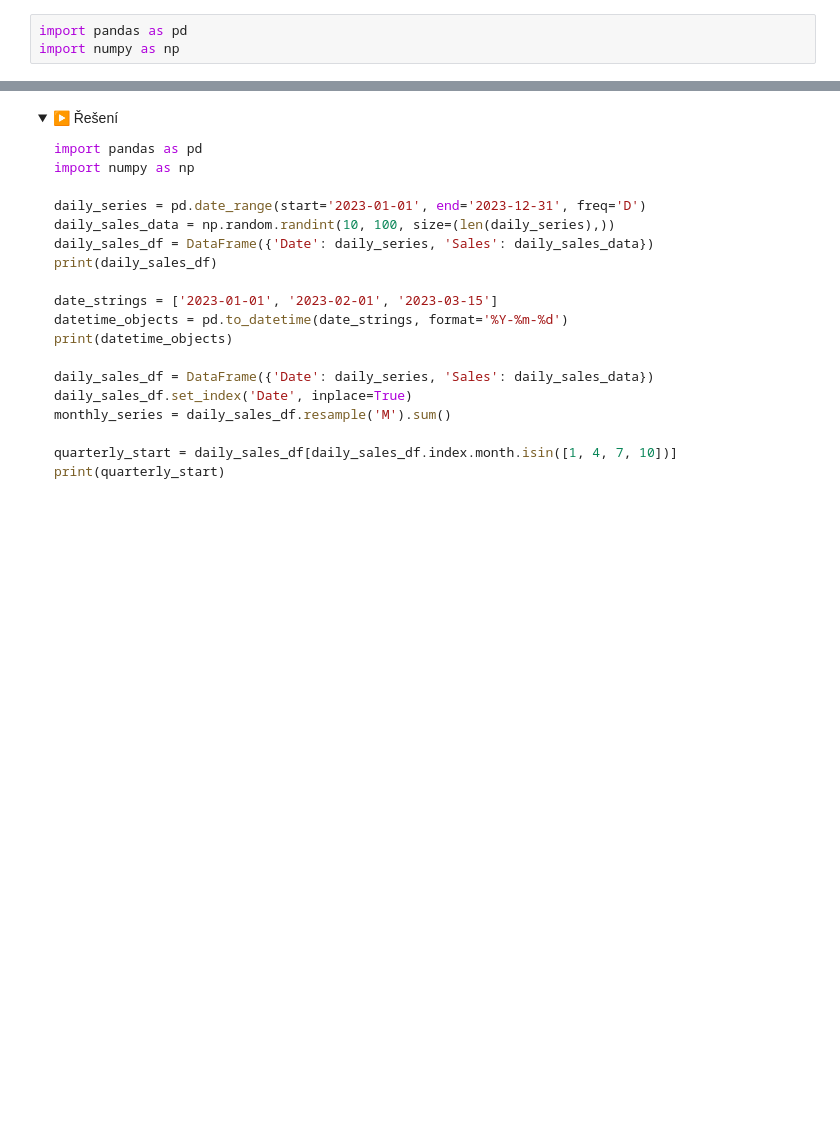
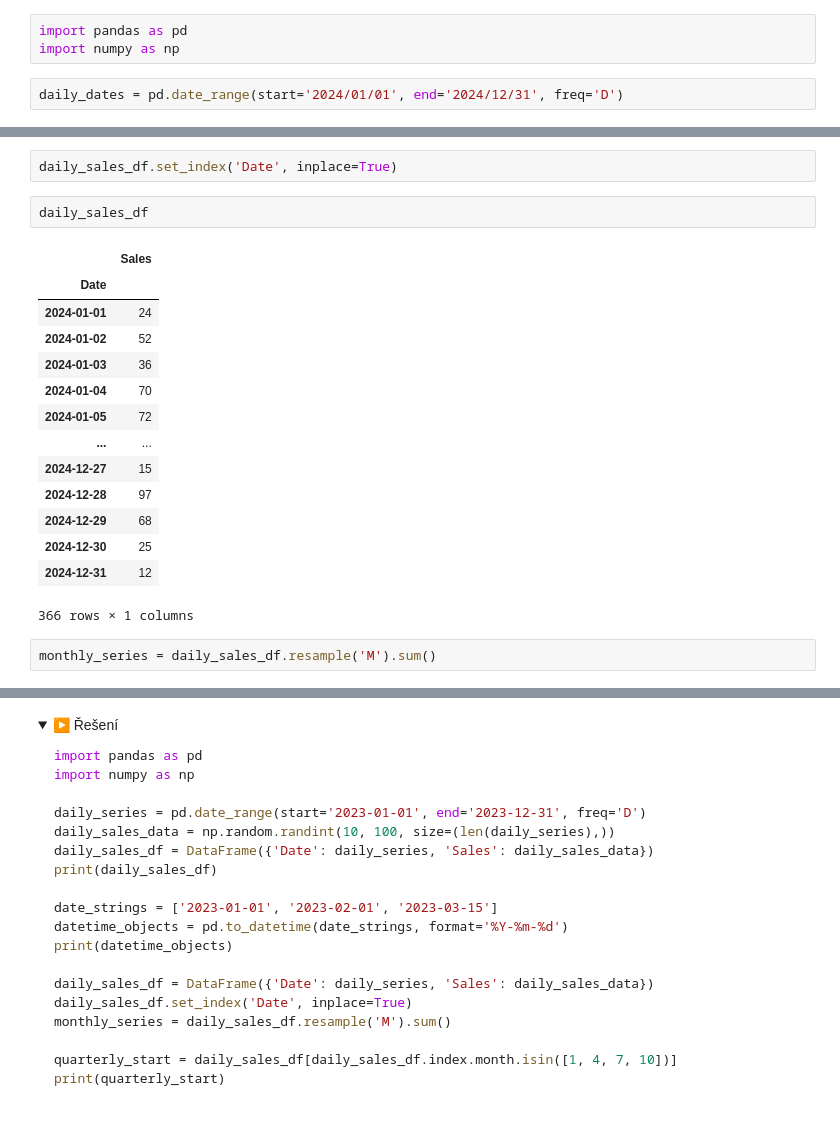
Before and after one commit to Bralor/bnp_course, a Jupyter notebook: shared/notebooks/lesson09.ipynb, the cells around one changed output, grey strips where cells are left out. Cells and saved outputs as stored; diff of their text form; folded sections open; blank space fills up the shorter version.

```diff
--- a/shared/notebooks/lesson09.ipynb
+++ b/shared/notebooks/lesson09.ipynb
@@ -1903,3 +1903,5 @@ df_zamestnanci
 # %%
 import pandas as pd
 import numpy as np
+# %%
+daily_dates = pd.date_range(start='2024/01/01', end='2024/12/31', freq='D')
@@ -1907,0 +1942,21 @@ daily_sales_data = np.random.randint(10, 100, size=(len(daily_series),))
+# %%
+daily_sales_df.set_index('Date', inplace=True)
+# %%
+daily_sales_df
+# %% [output]
+|  | Sales |
+| Date |  |
+| 2024-01-01 | 24 |
+| 2024-01-02 | 52 |
+| 2024-01-03 | 36 |
+| 2024-01-04 | 70 |
+| 2024-01-05 | 72 |
+| ... | ... |
+| 2024-12-27 | 15 |
+| 2024-12-28 | 97 |
+| 2024-12-29 | 68 |
+| 2024-12-30 | 25 |
+| 2024-12-31 | 12 |
+366 rows × 1 columns
+# %%
+monthly_series = daily_sales_df.resample('M').sum()
```
Also changed, not shown: parts of 10 cells of this notebook.
